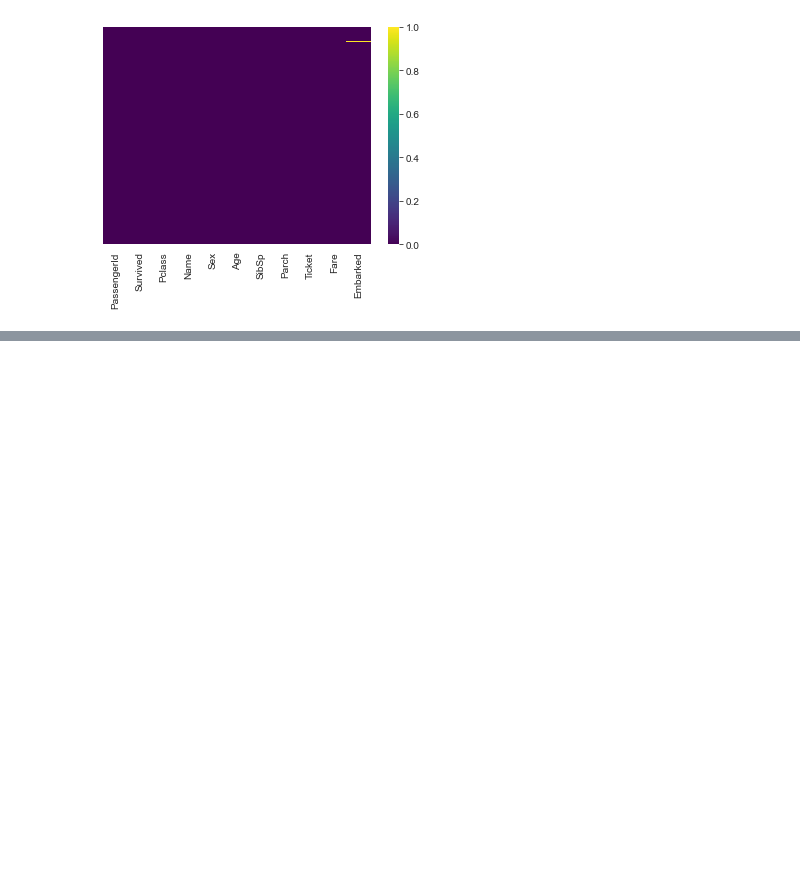
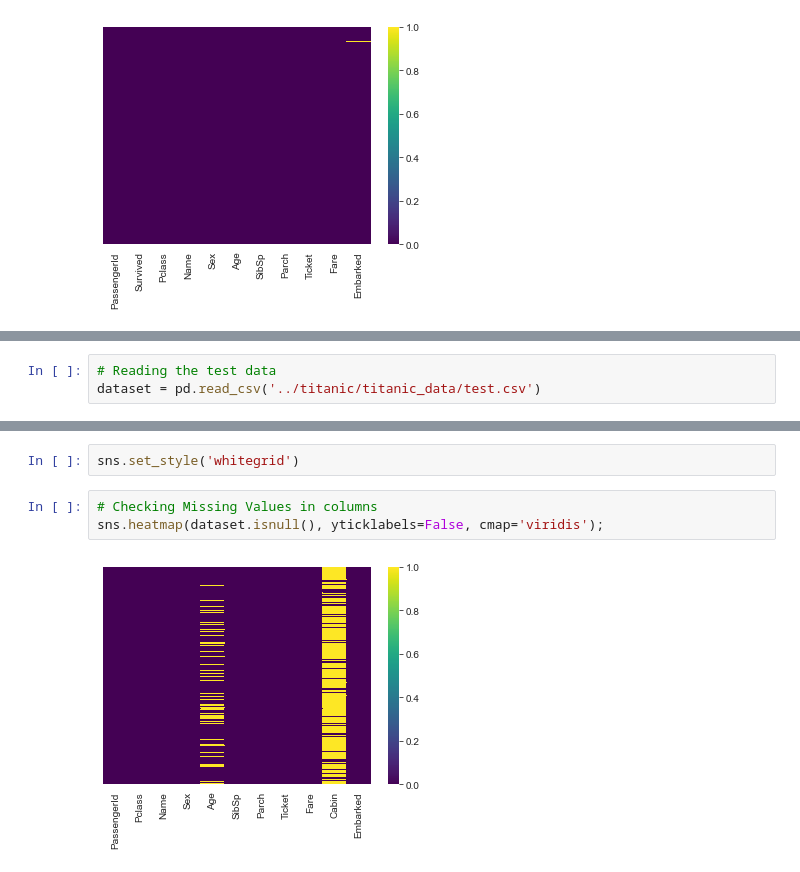
Before and after one commit to SINGH-HARSH1/titanic_kaggle, a Jupyter notebook: titanic/Titanic.ipynb, the cells around one changed output, grey strips where cells are left out. Saved outputs shown, nothing was run; the diff lists cells and outputs as text; blank space fills up the shorter version.

Commit message:
Cleaned the train and Test data to generate results, Used LOgistic Regression Model to make a submission, Score-0.77033

```diff
--- a/titanic/Titanic_notebook.ipynb
+++ b/titanic/Titanic.ipynb
@@ -314,0 +295,3 @@ y_train = train['Survived'].values
+# %%
+# Reading the test data
+dataset = pd.read_csv('../titanic/titanic_data/test.csv')
@@ -314,0 +359,7 @@ y_train = train['Survived'].values
+# %%
+sns.set_style('whitegrid')
+# %%
+# Checking Missing Values in columns
+sns.heatmap(dataset.isnull(), yticklabels=False, cmap='viridis');
+# %% [output]
+[figure, added]
```
Also changed, not shown: parts of 67 cells of this notebook, 1 other file.
